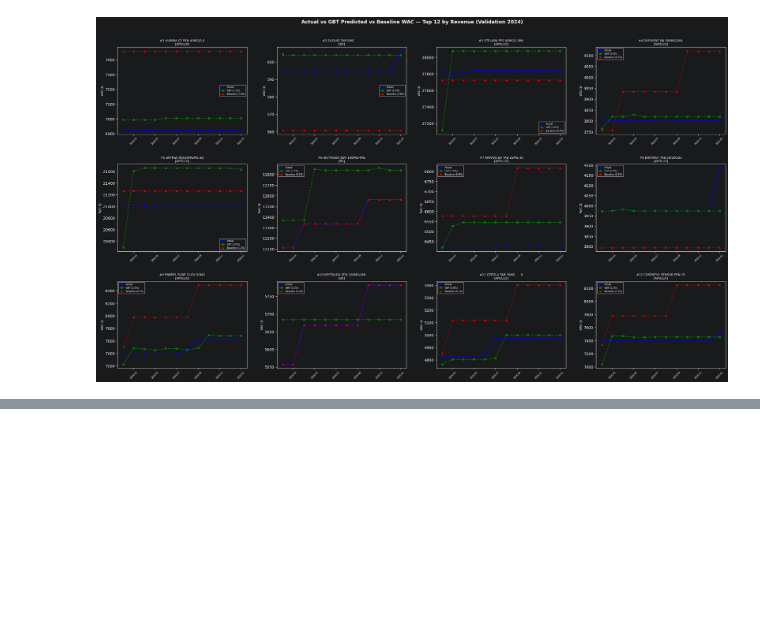
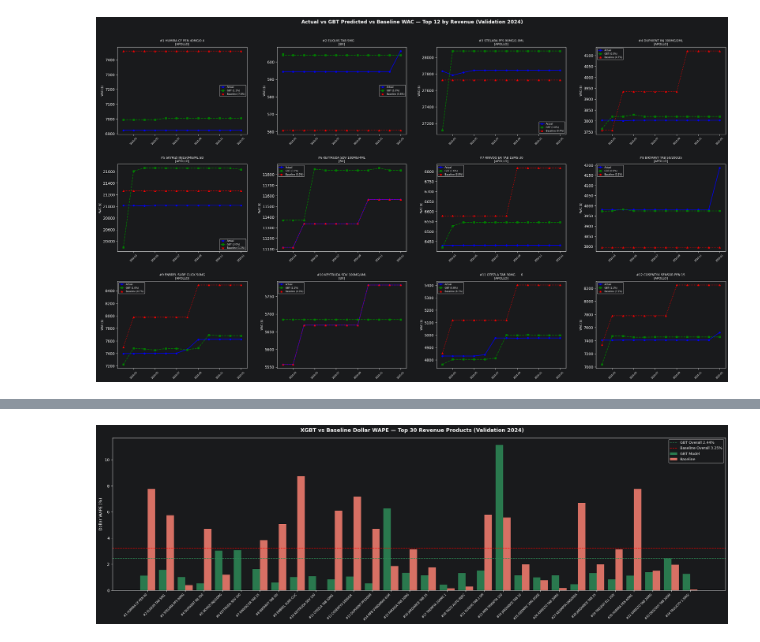
Before and after one commit to praveen-mck/WAC-PI-Forecasting, a Jupyter notebook: models/Tree_based_modeling.ipynb, the cells around one changed output, grey strips where cells are left out. Drawn from its saved outputs; the diff is of its cells as text; code cells hidden in the pictures; blank space fills up the shorter version.

```diff
--- a/models/Tree_based_modeling.ipynb
+++ b/models/Tree_based_modeling.ipynb
@@ -733,11 +733,11 @@ axes = axes.flatten()
 
 for i, row in top12_gbt.iterrows():
     mtrl   = row['COPA_MTRL_NUM']
-    subset = rf_eval_gbt[rf_eval_gbt['COPA_MTRL_NUM'] == mtrl].sort_values('WAC_PRICE_COPA_DATE')
+    subset = eval_xgbt[eval_xgbt['COPA_MTRL_NUM'] == mtrl].sort_values('WAC_PRICE_COPA_DATE')
     ax     = axes[i]
     dates  = pd.to_datetime(subset['WAC_PRICE_COPA_DATE']) + pd.DateOffset(months=1)  # shift to predicted month
     ax.plot(dates, subset['ACTUAL_WAC'],          'b-o',  markersize=4, label='Actual')
-    ax.plot(dates, subset['GBT_PREDICTED_WAC'],   'g--s', markersize=4, label=f"GBT ({row['GBT_DOLLAR_WAPE']*100:.1f}%)")
+    ax.plot(dates, subset['XGBT_PREDICTED_WAC'],   'g--s', markersize=4, label=f"GBT ({row['GBT_DOLLAR_WAPE']*100:.1f}%)")
     ax.plot(dates, subset['FORECASTED_WAC'],       'r:^',  markersize=4, label=f"Baseline ({row['BASELINE_DOLLAR_WAPE']*100:.1f}%)")
     ax.set_title(f"#{int(row['REVENUE_RANK'])} {row['MATERIAL_NAME'][:22]}\n"
                  f"[{row['CUST_PROD_CATEGORY']}]", fontsize=8)
@@ -1001,0 +1025,24 @@ Saved -> data/real_data/enbrel_all_predictions.csv
+# %%
+# ── GBT — Plot 1: Grouped bar — GBT vs Baseline Dollar WAPE (top 30) ──
+top_n_gbt = per_mat_gbt.head(30).copy()
+x_gbt     = np.arange(len(top_n_gbt))
+width_gbt = 0.4
+cats_gbt       = per_mat_gbt['CUST_PROD_CATEGORY'].unique()
+cat_colors_gbt = {c: cm.tab10(i/max(len(cats_gbt)-1,1)) for i, c in enumerate(sorted(cats_gbt))}
+
+fig, ax = plt.subplots(figsize=(22, 7))
+fig.suptitle('XGBT vs Baseline Dollar WAPE — Top 30 Revenue Products (Validation 2024)',
+             fontweight='bold', fontsize=13)
+ax.bar(x_gbt - width_gbt/2, top_n_gbt['GBT_DOLLAR_WAPE']*100,       width_gbt, label='GBT Model', color='seagreen',  alpha=0.85)
+ax.bar(x_gbt + width_gbt/2, top_n_gbt['BASELINE_DOLLAR_WAPE']*100,  width_gbt, label='Baseline',  color='salmon',    alpha=0.85)
+ax.axhline(overall_gbt*100,      color='seagreen', linestyle='--', linewidth=1.2, label=f'GBT Overall {overall_gbt*100:.2f}%')
+ax.axhline(overall_base_gbt*100, color='red',      linestyle='--', linewidth=1.2, label=f'Baseline Overall {overall_base_gbt*100:.2f}%')
+ax.set_xticks(x_gbt)
+xlabels_gbt = top_n_gbt.apply(lambda r: f"#{int(r['REVENUE_RANK'])} {r['MATERIAL_NAME'][:16]}", axis=1)
+ax.set_xticklabels(xlabels_gbt, rotation=45, ha='right', fontsize=7)
+ax.set_ylabel('Dollar WAPE (%)')
+ax.legend(fontsize=9)
+plt.tight_layout()
+plt.show()
+# %% [output]
+[figure, added]
```
Also changed, not shown: parts of 13 cells of this notebook.
